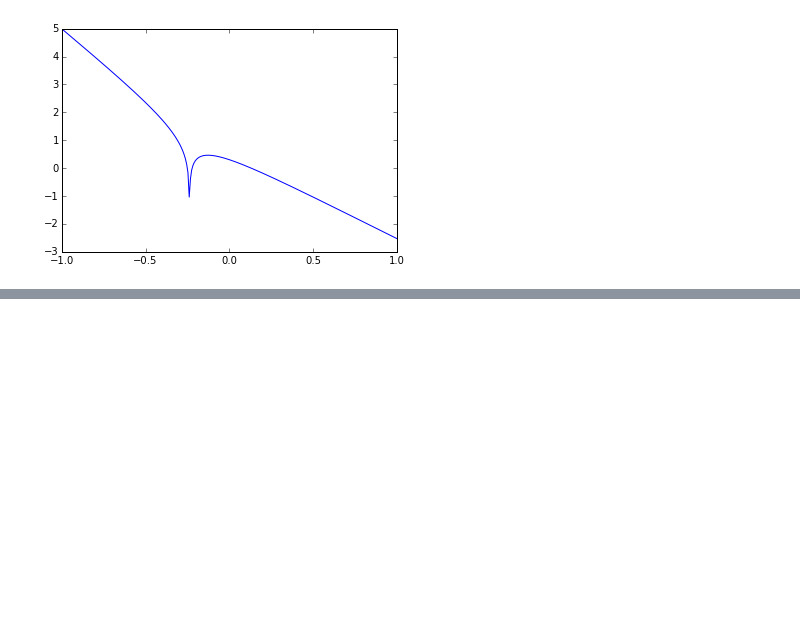
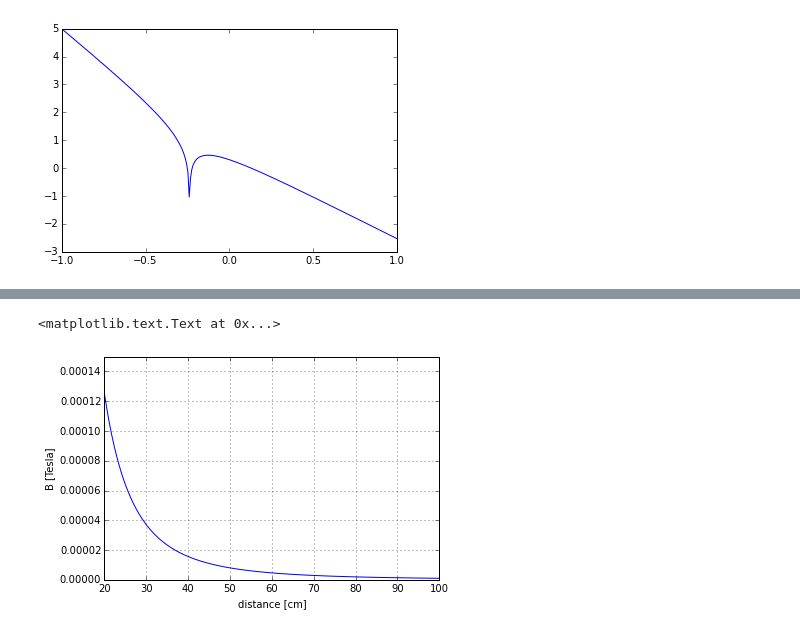
Before and after one commit to LafeLabs/PostCapitalistIndustry, a Jupyter notebook: jupyterNotebooks/Fields/BasicDipoleField.ipynb, the cells around one changed output, grey strips where cells are left out. Saved outputs shown, nothing was run; the diff lists cells and outputs as text; code cells hidden in the pictures; blank space fills up the shorter version.

```diff
--- a/jupyterNotebooks/Fields/BasicDipoleField.ipynb
+++ b/jupyterNotebooks/Fields/BasicDipoleField.ipynb
@@ -150,0 +167,14 @@ grid()
+# %%
+xstart = 20
+xstop = 100
+
+x = linspace(xstart,xstop,1000)
+B = x**-3
+plot(x,B)
+axis([xstart,xstop,0,0.00015])
+grid()
+xlabel("distance [cm]")
+ylabel('B [Tesla]')
+# %% [output]
+<matplotlib.text.Text at 0x...>
+[figure, added]
```
Also changed, not shown: parts of 4 cells of this notebook, 12 other files.
